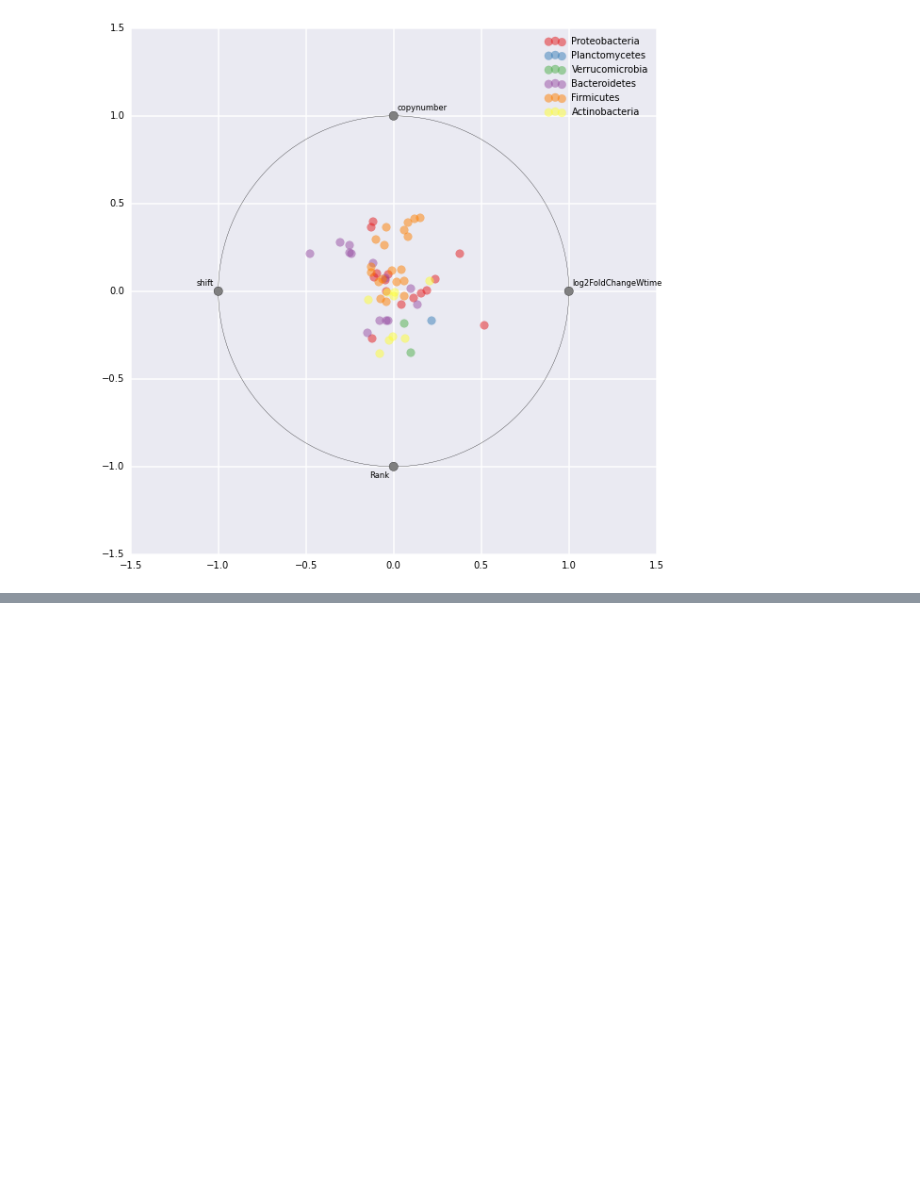
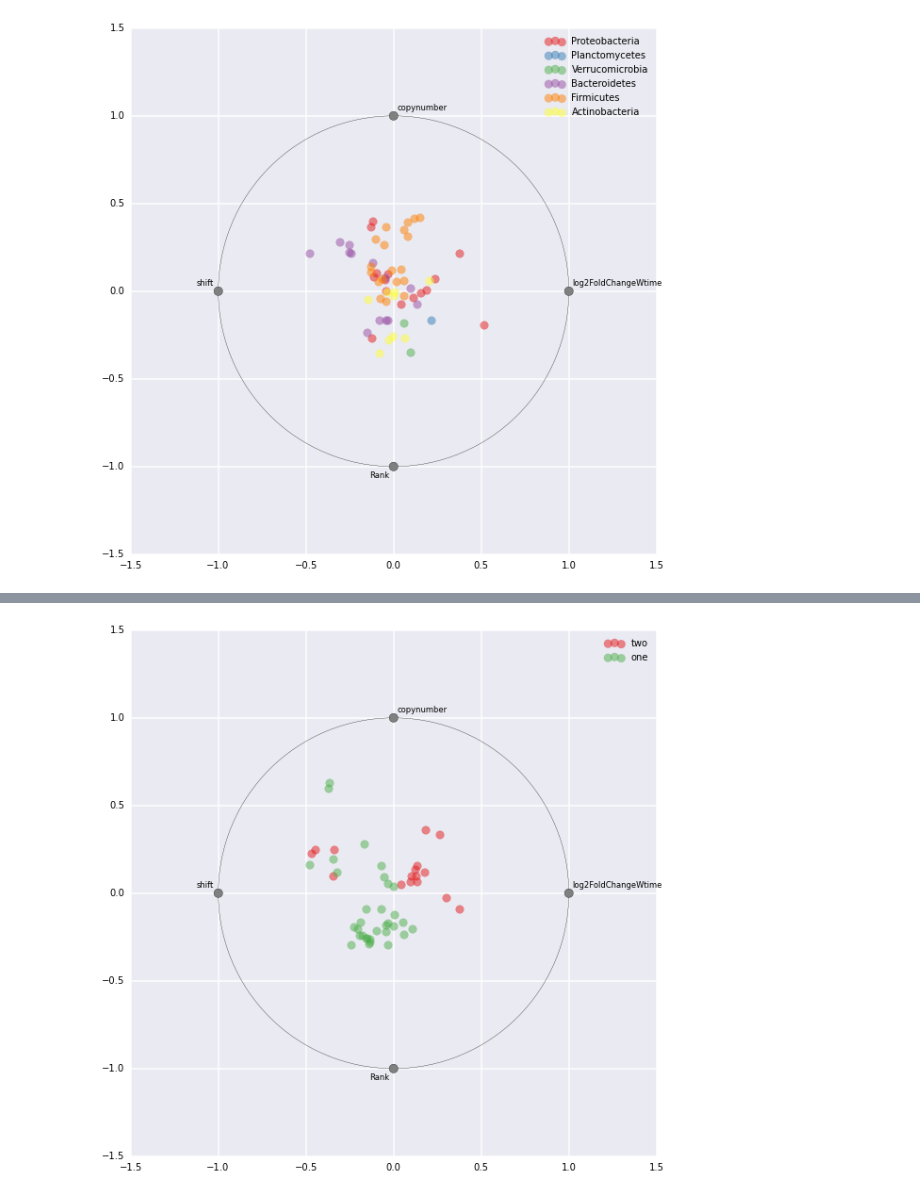
Before and after one commit to chuckpr/CSIP_succession_data_analysis, a Jupyter notebook: figures_and_stats/radviz.ipynb, the cells around one changed output, grey strips where cells are left out. Saved outputs shown, nothing was run; the diff lists cells and outputs as text; code cells hidden in the pictures; blank space fills up the shorter version.

```diff
--- a/figures_and_stats/radviz.ipynb
+++ b/figures_and_stats/radviz.ipynb
@@ -74,0 +113,13 @@ ax = radviz(d[["log2FoldChangeWtime", "copynumber", "shift", "Rank", c]], c, col
+# %%
+fig = plt.figure(figsize = (10,10))
+phyla = ["Proteobacteria"]
+treatment = ["13CXPS", "13CCPS"]
+d = df[(df["Treatment"].isin(treatment))&
+       (df["Rank2"].isin(phyla))]
+c = "rspnse"
+cmap = get_cmap(c, d)
+kwds = {"s":75,
+        "alpha":0.50}
+ax = radviz(d[["log2FoldChangeWtime", "copynumber", "shift", "Rank", c]], c, colormap=cmap, **kwds)
+# %% [output]
+[figure, added]
```
Also changed, not shown: parts of 4 cells of this notebook.
